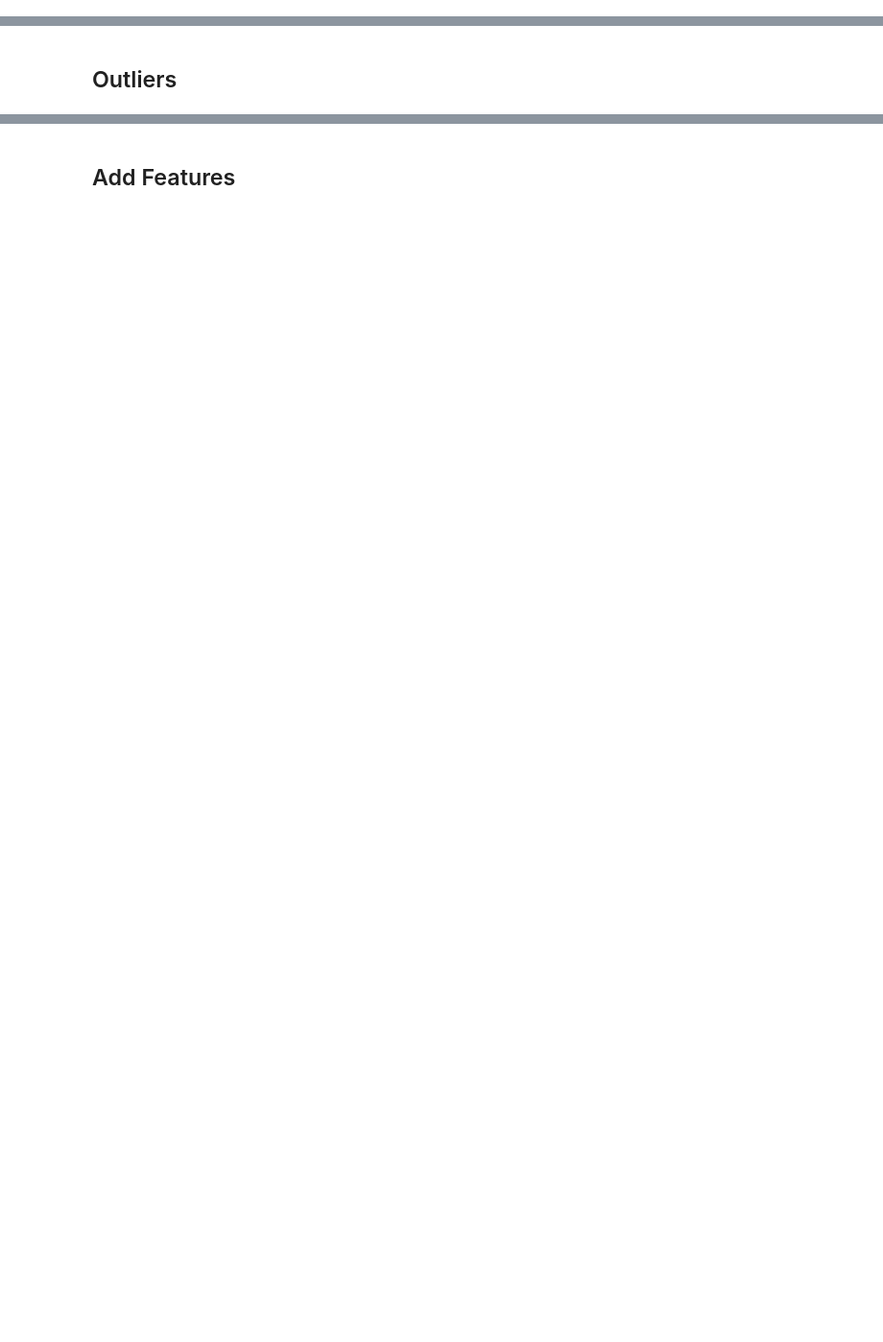
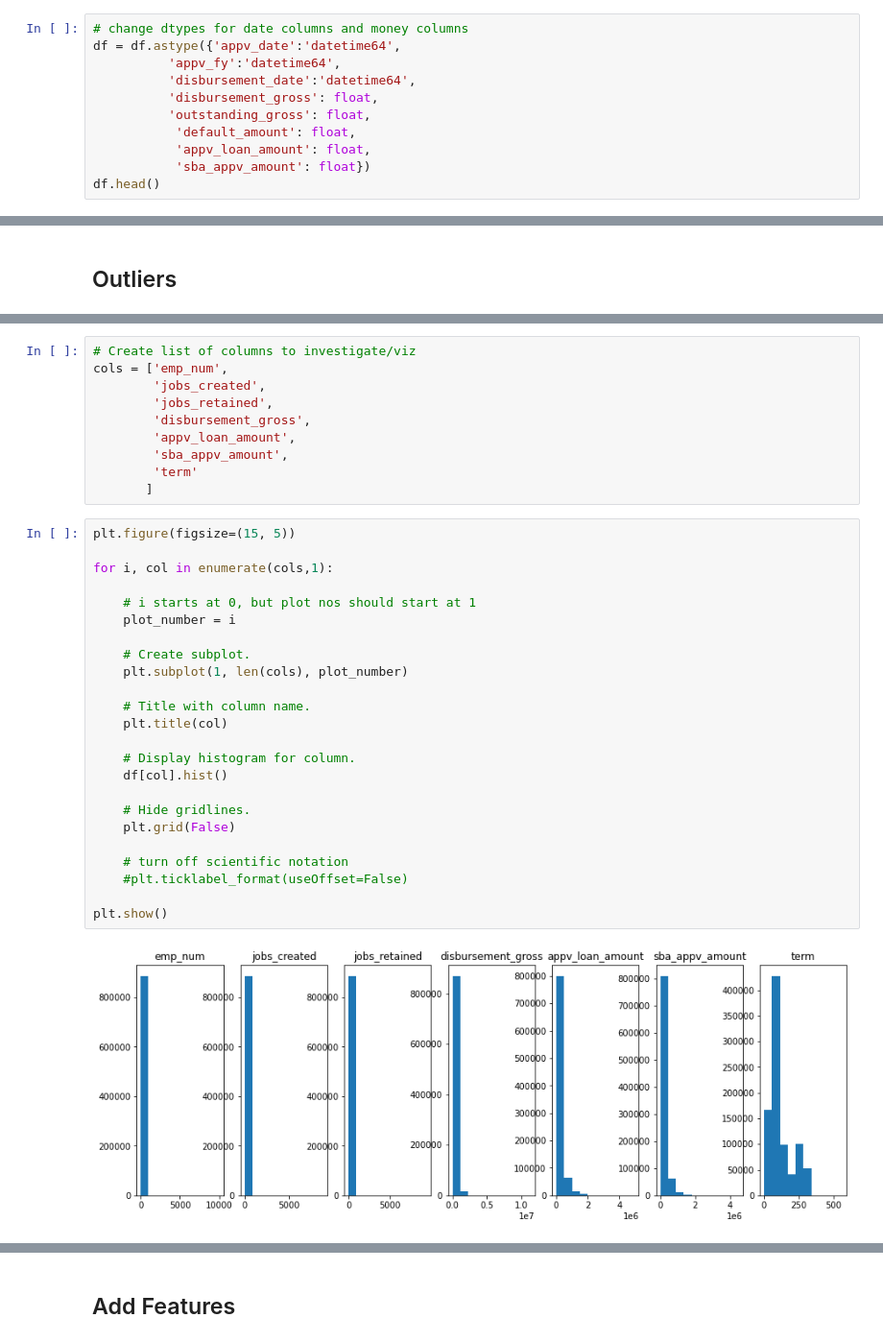
Before and after one commit to kanieladenis/individual_project, a Jupyter notebook: individual_project_sba_loans_working_copy.ipynb, the cells around one changed output, grey strips where cells are left out. Shown: that part at 96% size. Cells and saved outputs as stored; diff of their text form; blank space fills up the shorter version.

```diff
--- a/individual_project_sba_loans_working_copy.ipynb
+++ b/individual_project_sba_loans_working_copy.ipynb
@@ -138,0 +369,11 @@ df.head()
+# %%
+# change dtypes for date columns and money columns
+df = df.astype({'appv_date':'datetime64',
+          'appv_fy':'datetime64',
+          'disbursement_date':'datetime64',
+          'disbursement_gross': float,
+          'outstanding_gross': float,
+           'default_amount': float,
+           'appv_loan_amount': float,
+           'sba_appv_amount': float})
+df.head()
@@ -142,0 +440,36 @@ df.head()
+# %%
+# Create list of columns to investigate/viz
+cols = ['emp_num',
+        'jobs_created',
+        'jobs_retained',
+        'disbursement_gross',
+        'appv_loan_amount',
+        'sba_appv_amount',
+        'term'
+       ]
+# %%
+plt.figure(figsize=(15, 5))
+
+for i, col in enumerate(cols,1):
+
+    # i starts at 0, but plot nos should start at 1
+    plot_number = i
+
+    # Create subplot.
+    plt.subplot(1, len(cols), plot_number)
+
+    # Title with column name.
+    plt.title(col)
+
+    # Display histogram for column.
+    df[col].hist()
+
+    # Hide gridlines.
+    plt.grid(False)
+
+    # turn off scientific notation
+    #plt.ticklabel_format(useOffset=False)
+
+plt.show()
+# %% [output]
+[figure, added]
```
Also changed, not shown: parts of 51 cells of this notebook.
